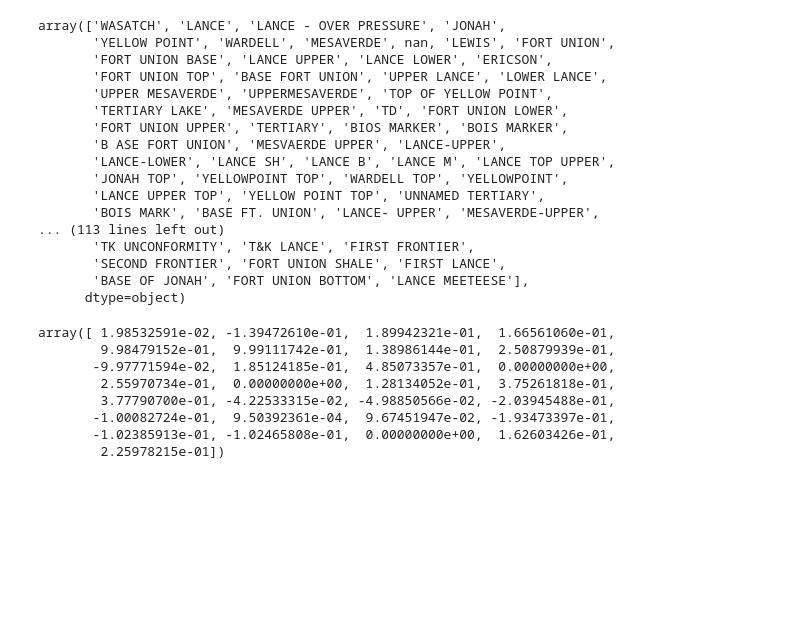
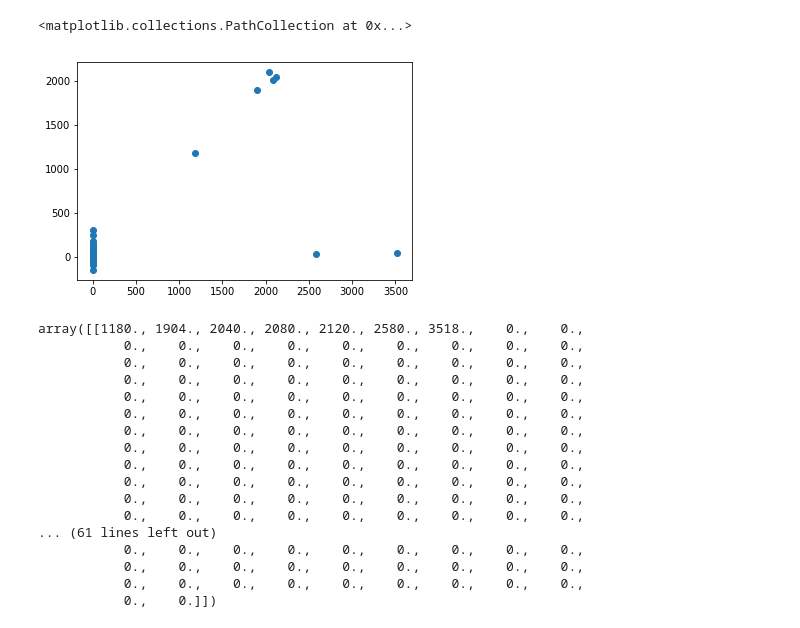
Before and after one commit to jessepisel/stratal-geometries, a Jupyter notebook: top depth recommender.ipynb, the cells around one changed output. Cells and saved outputs as stored; diff of their text form; code cells hidden in the pictures; blank space fills up the shorter version.

```diff
--- a/top depth recommender.ipynb
+++ b/top depth recommender.ipynb
@@ -108,20 +108,0 @@ idx_to_formation
-# %%
-tops.formation.unique()
-# %% [output]
-array(['WASATCH', 'LANCE', 'LANCE - OVER PRESSURE', 'JONAH',
-       'YELLOW POINT', 'WARDELL', 'MESAVERDE', nan, 'LEWIS', 'FORT UNION',
-       'FORT UNION BASE', 'LANCE UPPER', 'LANCE LOWER', 'ERICSON',
-       'FORT UNION TOP', 'BASE FORT UNION', 'UPPER LANCE', 'LOWER LANCE',
-       'UPPER MESAVERDE', 'UPPERMESAVERDE', 'TOP OF YELLOW POINT',
-       'TERTIARY LAKE', 'MESAVERDE UPPER', 'TD', 'FORT UNION LOWER',
-       'FORT UNION UPPER', 'TERTIARY', 'BIOS MARKER', 'BOIS MARKER',
-       'B ASE FORT UNION', 'MESVAERDE UPPER', 'LANCE-UPPER',
-       'LANCE-LOWER', 'LANCE SH', 'LANCE B', 'LANCE M', 'LANCE TOP UPPER',
-       'JONAH TOP', 'YELLOWPOINT TOP', 'WARDELL TOP', 'YELLOWPOINT',
-       'LANCE UPPER TOP', 'YELLOW POINT TOP', 'UNNAMED TERTIARY',
-       'BOIS MARK', 'BASE FT. UNION', 'LANCE- UPPER', 'MESAVERDE-UPPER',
-... (113 lines left out)
-       'TK UNCONFORMITY', 'T&K LANCE', 'FIRST FRONTIER',
-       'SECOND FRONTIER', 'FORT UNION SHALE', 'FIRST LANCE',
-       'BASE OF JONAH', 'FORT UNION BOTTOM', 'LANCE MEETEESE'],
-      dtype=object)
@@ -256,11 +109,25 @@ user_vecs, item_vecs = implicit_weighted_ALS(product_train, lambda_val = 0.1, al
-# %%
-user_vecs[0,:].dot(item_vecs).toarray()[0,:]
-# %% [output]
-array([ 1.98532591e-02, -1.39472610e-01,  1.89942321e-01,  1.66561060e-01,
-        9.98479152e-01,  9.99111742e-01,  1.38986144e-01,  2.50879939e-01,
-       -9.97771594e-02,  1.85124185e-01,  4.85073357e-01,  0.00000000e+00,
-        2.55970734e-01,  0.00000000e+00,  1.28134052e-01,  3.75261818e-01,
-        3.77790700e-01, -4.22533315e-02, -4.98850566e-02, -2.03945488e-01,
-       -1.00082724e-01,  9.50392361e-04,  9.67451947e-02, -1.93473397e-01,
-       -1.02385913e-01, -1.02465808e-01,  0.00000000e+00,  1.62603426e-01,
-        2.25978215e-01])
+# %%
+plt.scatter(np.asarray(likes[0].todense()),np.ndarray.flatten(np.asarray(all_tops[0])))
+# %% [output]
+<matplotlib.collections.PathCollection at 0x...>
+[figure, added]
+# %%
+np.asarray(likes[0].todense())
+# %% [output]
+array([[1180., 1904., 2040., 2080., 2120., 2580., 3518.,    0.,    0.,
+           0.,    0.,    0.,    0.,    0.,    0.,    0.,    0.,    0.,
+           0.,    0.,    0.,    0.,    0.,    0.,    0.,    0.,    0.,
+           0.,    0.,    0.,    0.,    0.,    0.,    0.,    0.,    0.,
+           0.,    0.,    0.,    0.,    0.,    0.,    0.,    0.,    0.,
+           0.,    0.,    0.,    0.,    0.,    0.,    0.,    0.,    0.,
+           0.,    0.,    0.,    0.,    0.,    0.,    0.,    0.,    0.,
+           0.,    0.,    0.,    0.,    0.,    0.,    0.,    0.,    0.,
+           0.,    0.,    0.,    0.,    0.,    0.,    0.,    0.,    0.,
+           0.,    0.,    0.,    0.,    0.,    0.,    0.,    0.,    0.,
+           0.,    0.,    0.,    0.,    0.,    0.,    0.,    0.,    0.,
+           0.,    0.,    0.,    0.,    0.,    0.,    0.,    0.,    0.,
+... (61 lines left out)
+           0.,    0.,    0.,    0.,    0.,    0.,    0.,    0.,    0.,
+           0.,    0.,    0.,    0.,    0.,    0.,    0.,    0.,    0.,
+           0.,    0.,    0.,    0.,    0.,    0.,    0.,    0.,    0.,
+           0.,    0.]])
```
Also changed, not shown: parts of 17 cells of this notebook.
